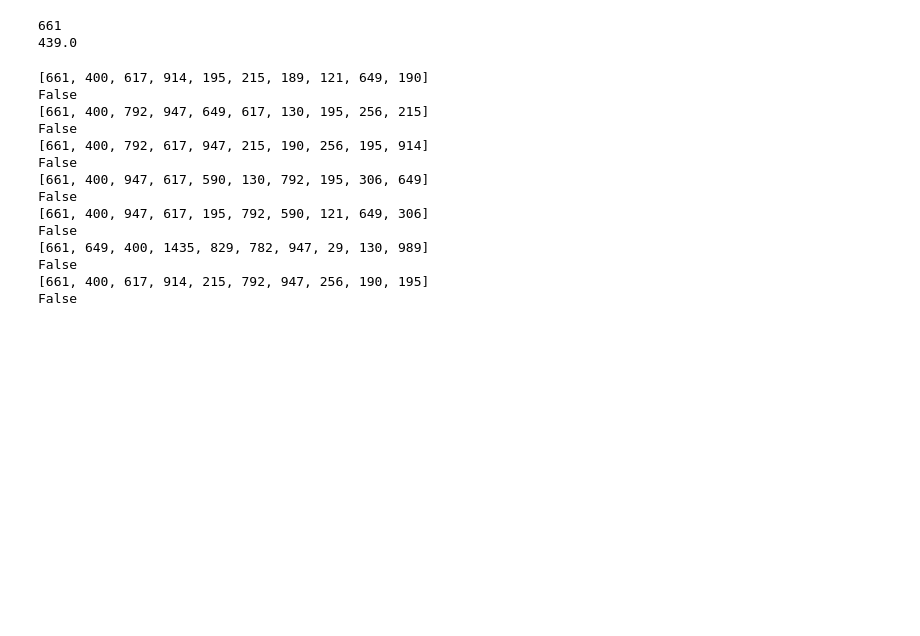
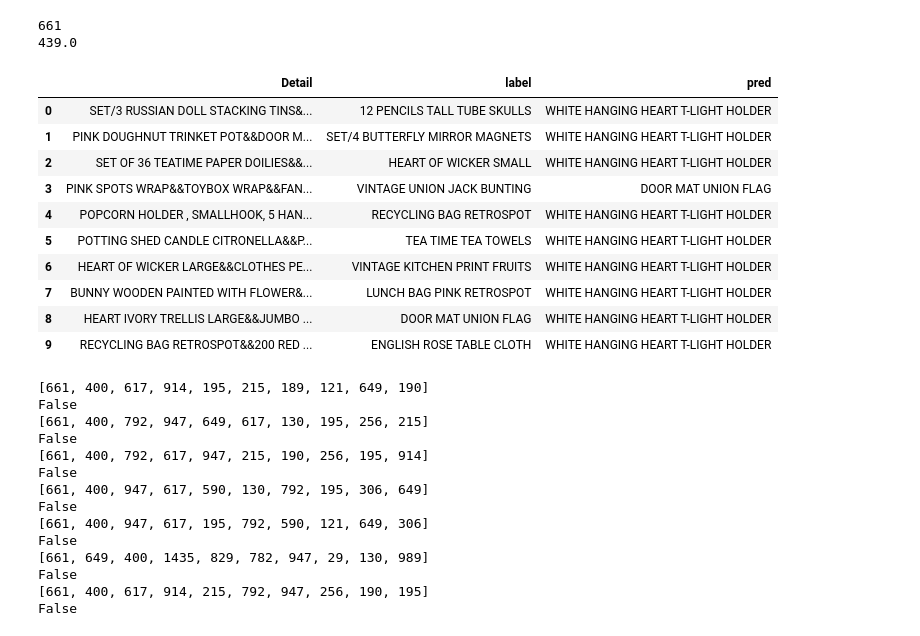
Before and after one commit to hoky1227/TransformRec, a Jupyter notebook: Transformer_berttokenizer.ipynb, the cells around one changed output. Drawn from its saved outputs; the diff is of its cells as text; code cells hidden in the pictures; blank space fills up the shorter version.

```diff
--- a/Transformer_berttokenizer.ipynb
+++ b/Transformer_berttokenizer.ipynb
@@ -966,6 +987,29 @@ print(data1[0][100])
 # %% [output]
 661
 439.0
+# %%
+a = []
+
+for i in range(0, 10):
+    logits = test_sentences([test['Detail'][i]])
+    a.append(findprod(np.argmax(logits)))
+asdf = test[:10].copy()
+asdf['pred'] = a
+asdf.pop(0)
+asdf.pop('Customer')
+asdf
+# %% [output]
+|  | Detail | label | pred |
+| 0 | SET/3 RUSSIAN DOLL STACKING TINS&... | 12 PENCILS TALL TUBE SKULLS | WHITE HANGING HEART T-LIGHT HOLDER |
+| 1 | PINK DOUGHNUT TRINKET POT&&DOOR M... | SET/4 BUTTERFLY MIRROR MAGNETS | WHITE HANGING HEART T-LIGHT HOLDER |
+| 2 | SET OF 36 TEATIME PAPER DOILIES&&... | HEART OF WICKER SMALL | WHITE HANGING HEART T-LIGHT HOLDER |
+| 3 | PINK SPOTS WRAP&&TOYBOX WRAP&&FAN... | VINTAGE UNION JACK BUNTING | DOOR MAT UNION FLAG |
+| 4 | POPCORN HOLDER , SMALLHOOK, 5 HAN... | RECYCLING BAG RETROSPOT | WHITE HANGING HEART T-LIGHT HOLDER |
+| 5 | POTTING SHED CANDLE CITRONELLA&&P... | TEA TIME TEA TOWELS | WHITE HANGING HEART T-LIGHT HOLDER |
+| 6 | HEART OF WICKER LARGE&&CLOTHES PE... | VINTAGE KITCHEN PRINT FRUITS | WHITE HANGING HEART T-LIGHT HOLDER |
+| 7 | BUNNY WOODEN PAINTED WITH FLOWER&... | LUNCH BAG PINK RETROSPOT | WHITE HANGING HEART T-LIGHT HOLDER |
+| 8 | HEART IVORY TRELLIS LARGE&&JUMBO ... | DOOR MAT UNION FLAG | WHITE HANGING HEART T-LIGHT HOLDER |
+| 9 | RECYCLING BAG RETROSPOT&&200 RED ... | ENGLISH ROSE TABLE CLOTH | WHITE HANGING HEART T-LIGHT HOLDER |
 # %%
 for i in range(0, len(test), 500):
     logits = test_sentences([test['Detail'][i]])
```
Also changed, not shown: parts of 16 cells of this notebook.
